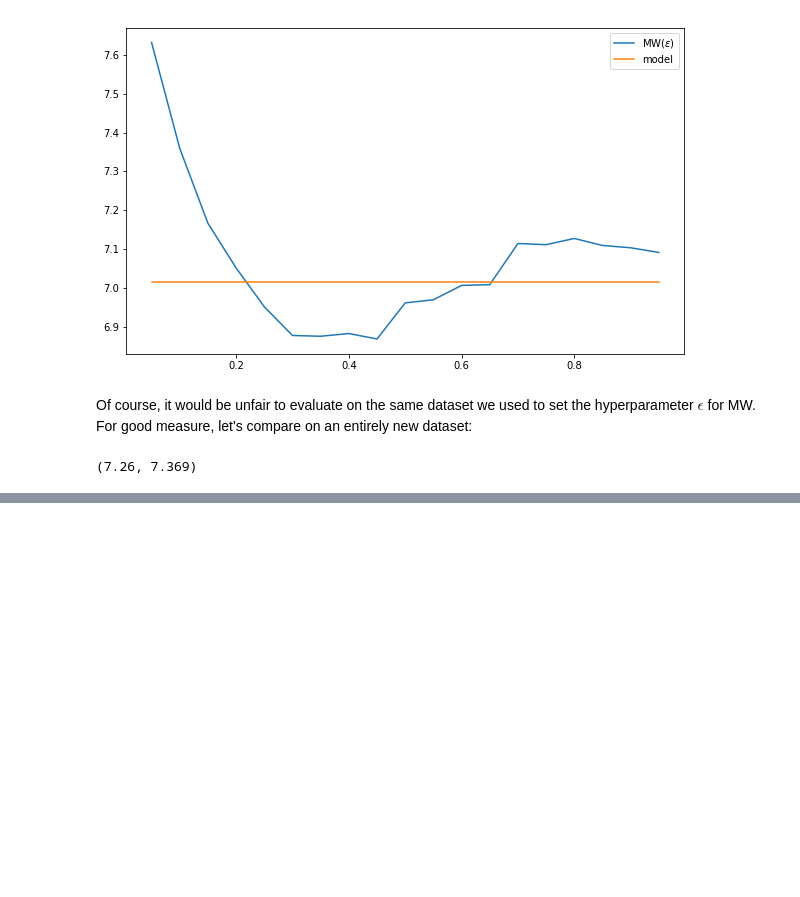
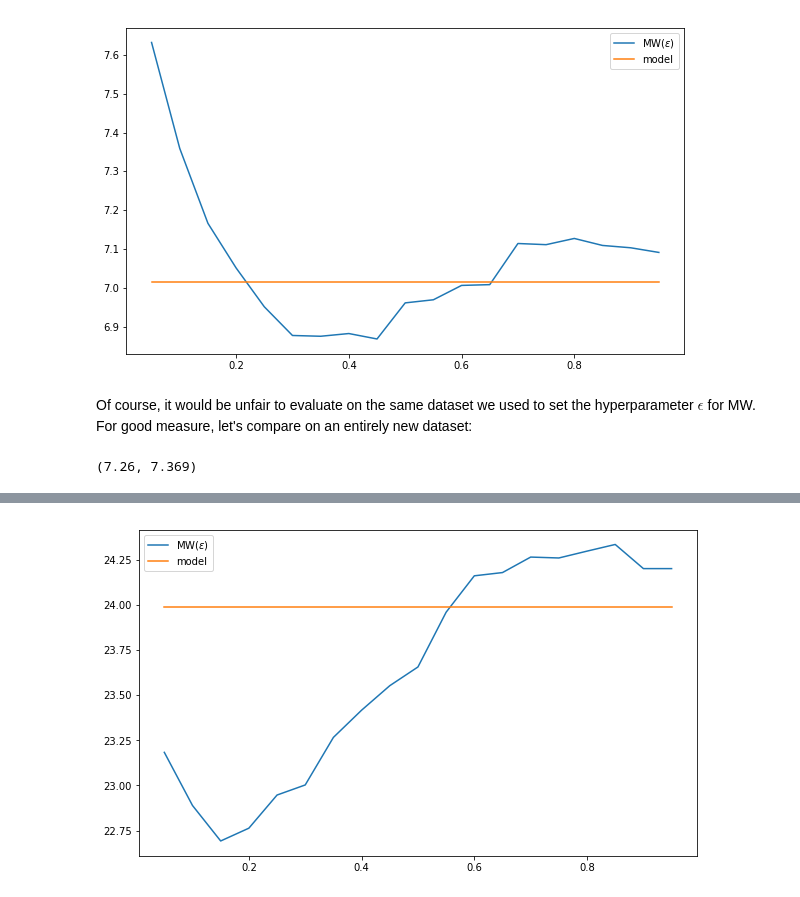
Before and after one commit to maxov/170-project-analysis, a Jupyter notebook: project-analysis.ipynb, the cells around one changed output, grey strips where cells are left out. Cells and saved outputs as stored; diff of their text form; code cells hidden in the pictures; blank space fills up the shorter version.

```diff
--- a/project-analysis.ipynb
+++ b/project-analysis.ipynb
@@ -523,0 +539,8 @@ On the evaluation dataset, MW performs better than the model-based solver. It ac
+# %%
+plt.figure(figsize=(10, 6))
+plt.plot(eps, np.mean(beta_dataset_mw_results, axis=1), label="MW($\epsilon$)")
+plt.plot(eps, np.repeat(np.mean(beta_dataset_model_results), len(eps)), label="model")
+plt.legend()
+plt.show()
+# %% [output]
+[figure, added]
```
Also changed, not shown: parts of 10 cells of this notebook.
